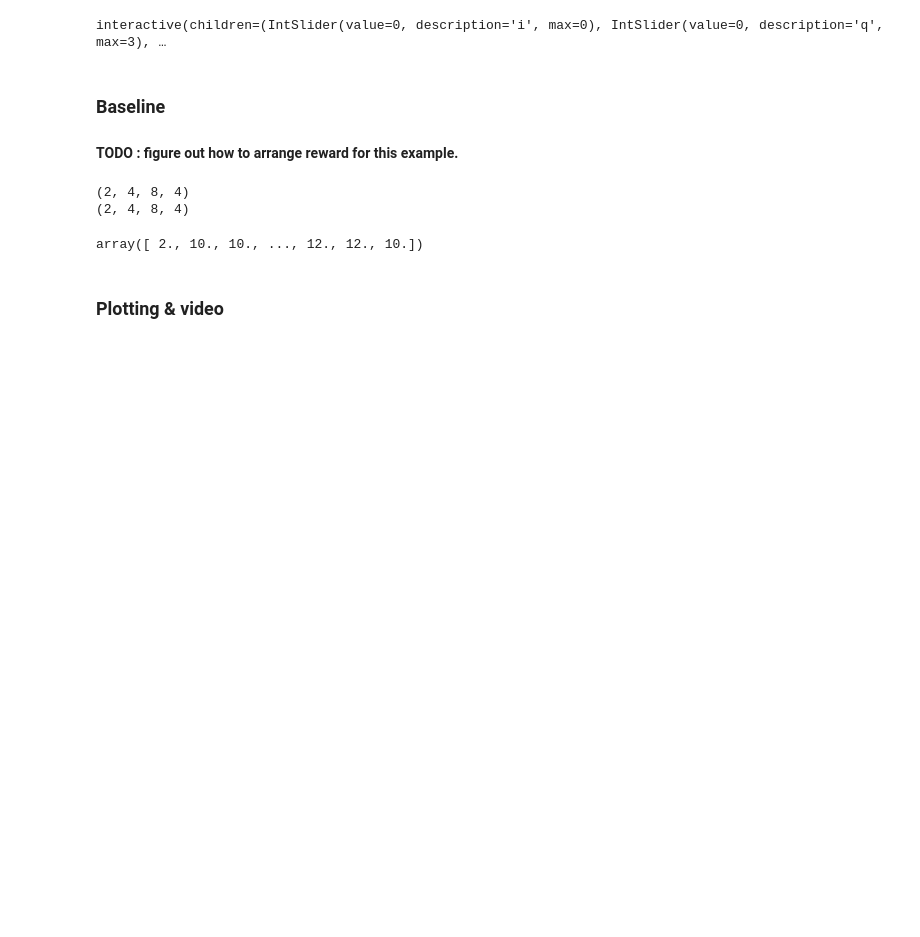
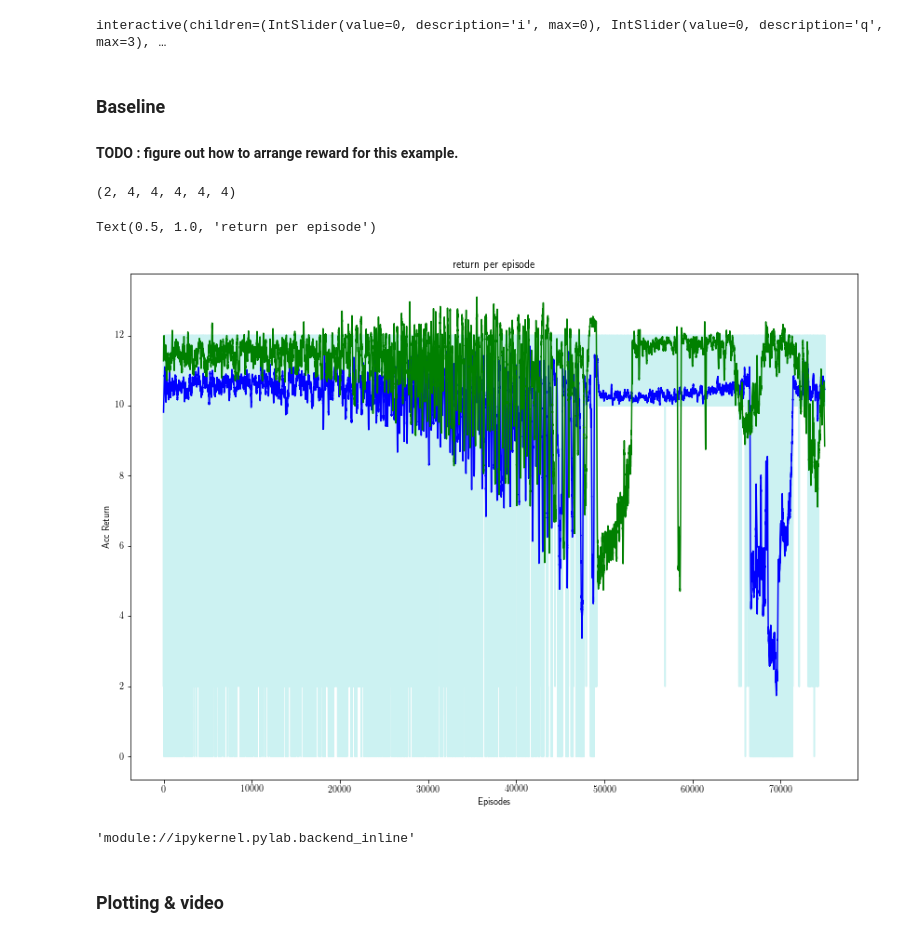
Before and after one commit to IngyN/macsrl, a Jupyter notebook: shared_oa_ex2.ipynb, the cells around one changed output. Cells and saved outputs as stored; diff of their text form; code cells hidden in the pictures; blank space fills up the shorter version.

```diff
--- a/shared_oa_ex2.ipynb
+++ b/shared_oa_ex2.ipynb
@@ -271,14 +277,31 @@ interactive(children=(IntSlider(value=0, description='i', max=0), IntSlider(valu
 
 #### TODO : figure out how to arrange reward for this example.
 # %%
-qval_base, ep_returns_base = mcsrl.combined_qlearning_noshaping(T=200, K=150000)
+qval_base, ep_returns_base, base_trace = mcsrl.combined_qlearning_noshaping(T=70, K=75000, map= 'bench1', debug=False)
 # %% [output]
-(2, 4, 8, 4)
-(2, 4, 8, 4)
+(2, 4, 4, 4, 4, 4)
 # %%
 policies_b = [np.argmax(qval_base[0],axis=2), np.argmax(qval_base[1],axis=2)]
 values_b = [np.max(qval_base[0],axis=2), np.max(qval_base[1],axis=2)]
-# %%
-ep_returns_base[:,0]
-# %% [output]
-array([ 2., 10., 10., ..., 12., 12., 10.])
+# %%
+plt.figure(figsize=(14, 10))
+plt.plot( ep_returns_base[:,0], color='c', label='agent 0', alpha=0.2)
+# plt.plot( ep_returns_base[:,0], color='m', label='agent 0', alpha=0.2)
+yhat = savgol_filter(ep_returns_base[:,0], 201, 3) # window size 101, polynomial order 3
+yhat2 = savgol_filter(ep_returns_base[:,1], 201, 3)
+plt.plot(yhat, color='b', label='smooth')
+plt.plot(yhat2, color='g', label='smooth2')
+# plt.plot(np.arange(0, ep_returns.shape[0]), ep_returns[:,1], color='g',  label='agent 1')
+
+# Naming the x-axis, y-axis and the whole graph
+plt.xlabel("Episodes")
+plt.ylabel("Acc Return")
+plt.title("return per episode")
+# %% [output]
+Text(0.5, 1.0, 'return per episode')
+[figure, added]
+# %%
+import matplotlib
+matplotlib.get_backend()
+# %% [output]
+'module://ipykernel.pylab.backend_inline'
```
Also changed, not shown: parts of 6 cells of this notebook, 11 other files.
